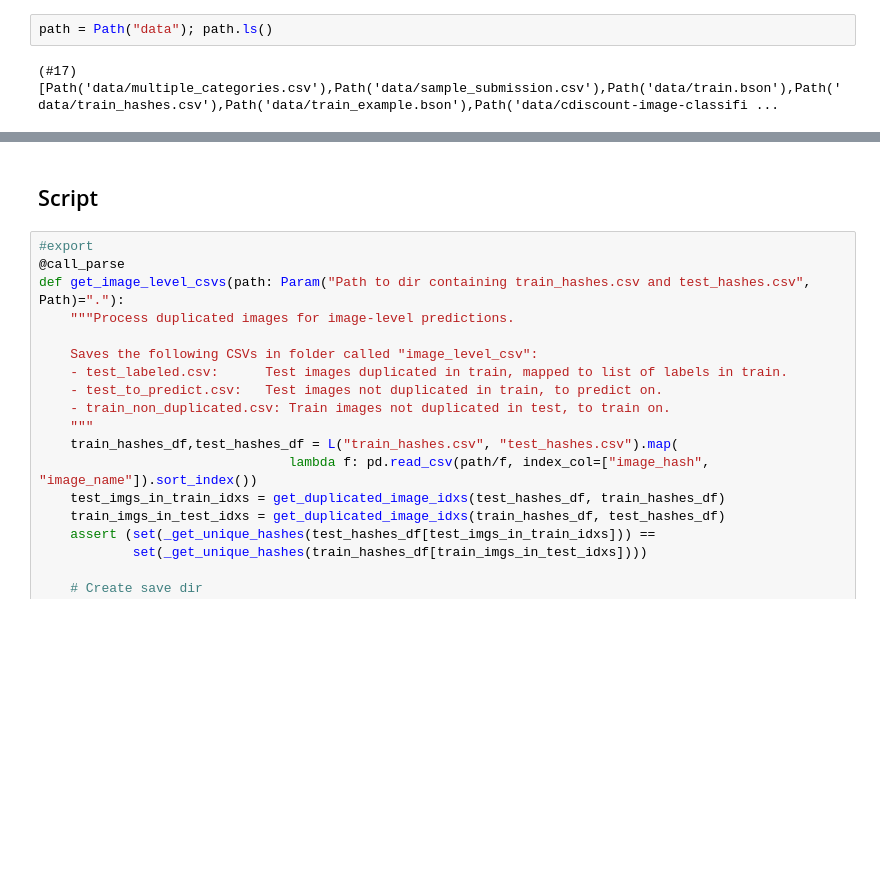
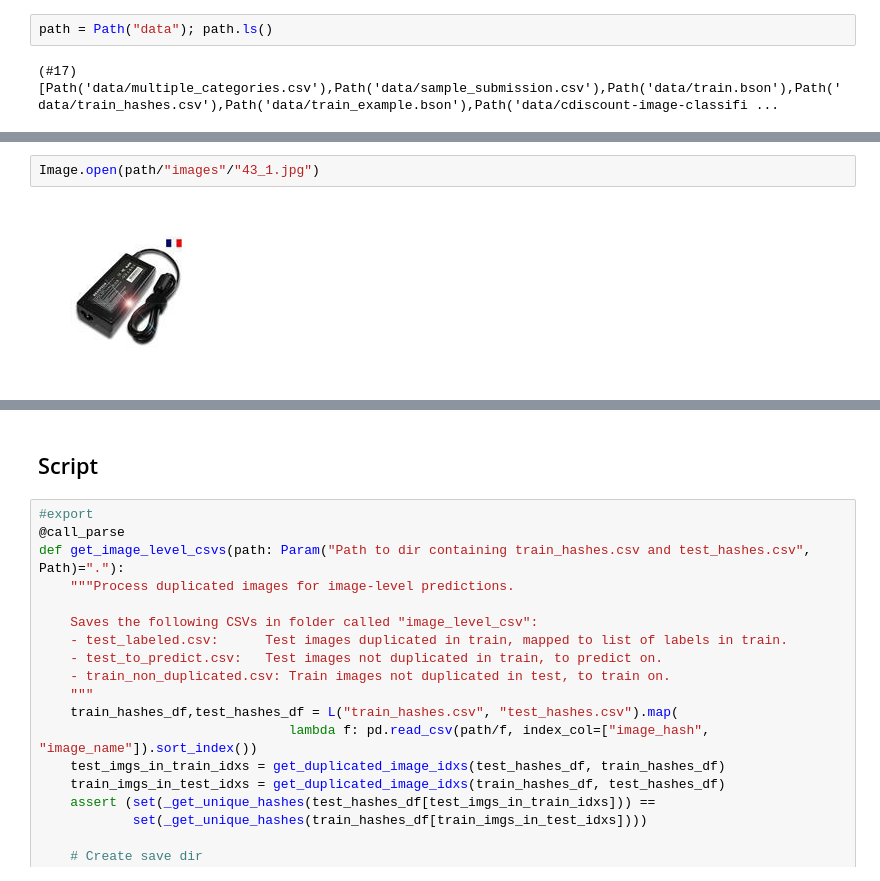
Before and after one commit to bwolfson97/cdiscount_image_classification, a Jupyter notebook: 02_process_duplicates_image_level.ipynb, the cells around one changed output, grey strips where cells are left out. Drawn from its saved outputs; the diff is of its cells as text; blank space fills up the shorter version.

```diff
--- a/02_process_duplicates_image_level.ipynb
+++ b/02_process_duplicates_image_level.ipynb
@@ -208,0 +131,4 @@ train_non_duplicated_df.head(), len(train_non_duplicated_df)
+# %%
+Image.open(path/"images"/"43_1.jpg")
+# %% [output]
+[figure, added]
```
Also changed, not shown: parts of 61 cells of this notebook, 1 other file.
